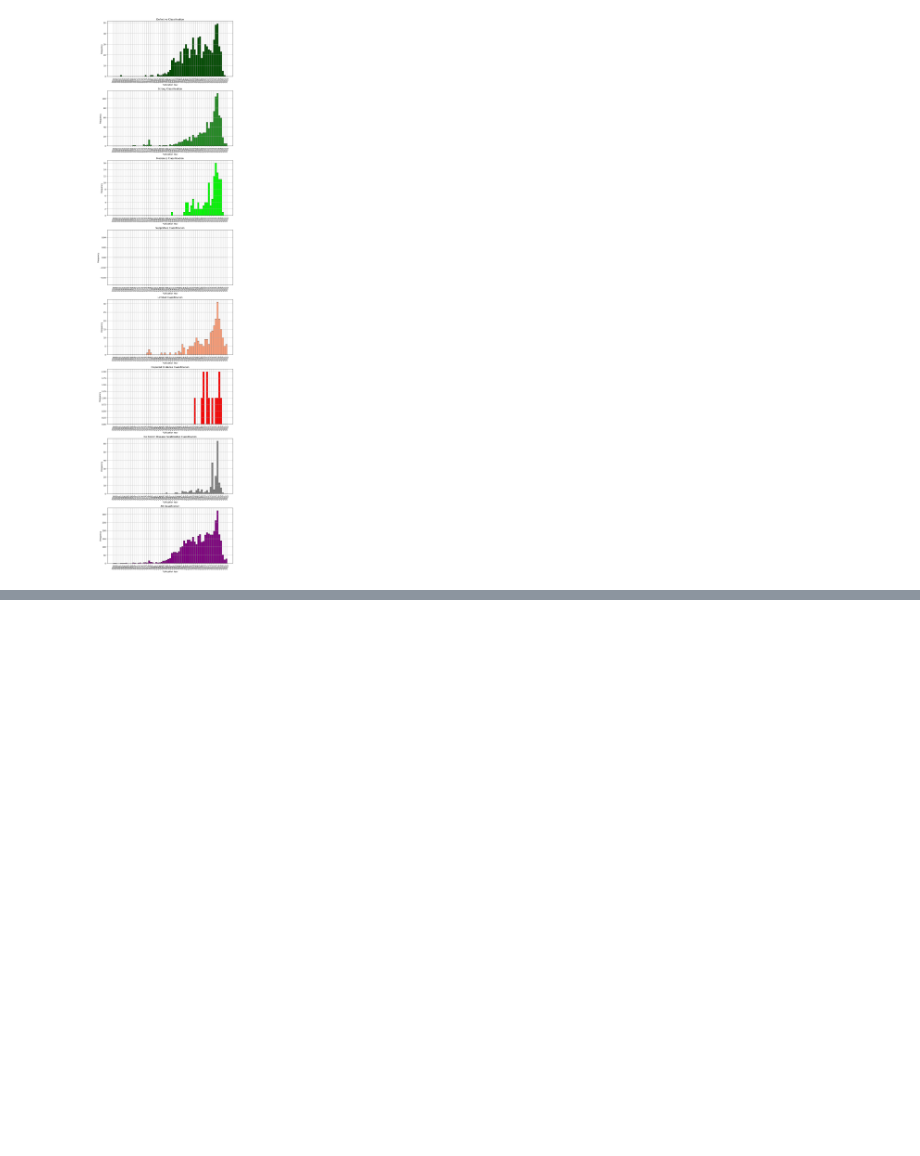
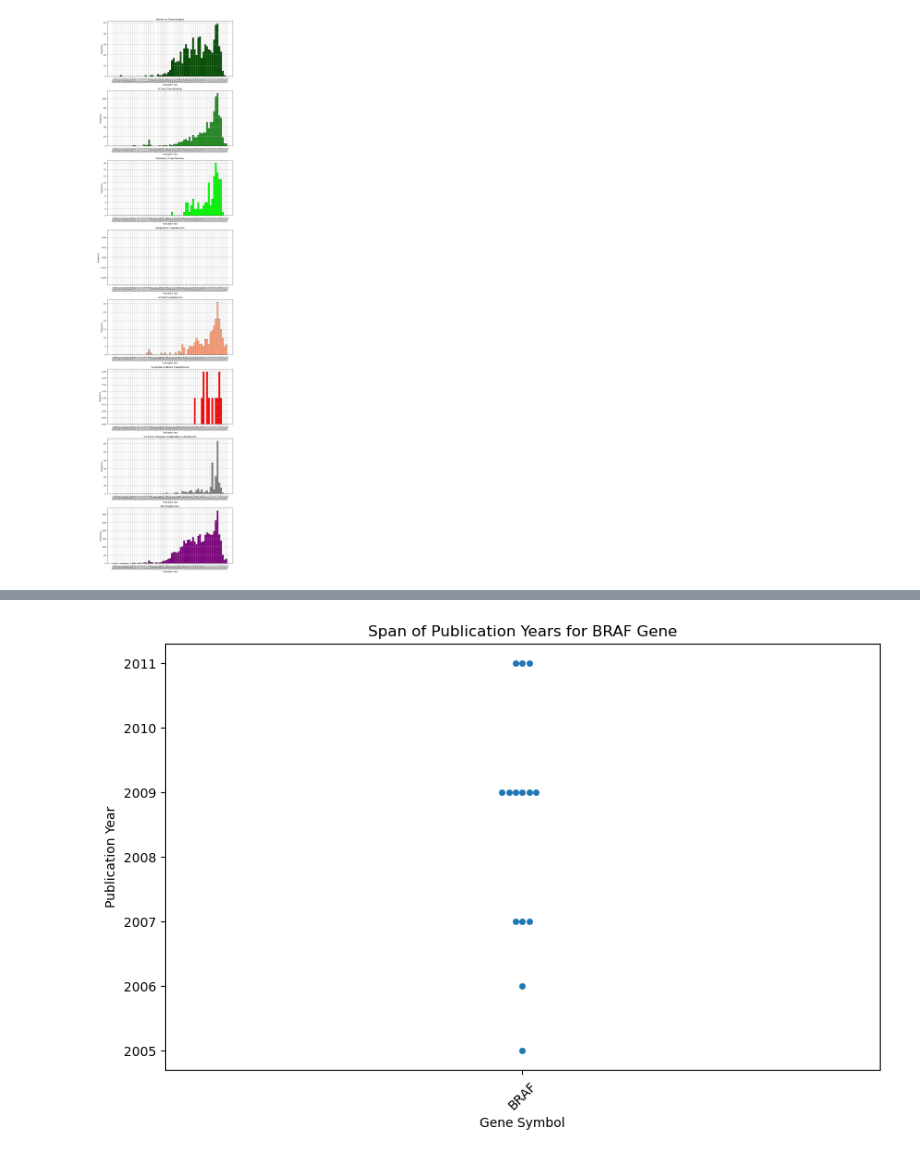
Before and after one commit to microsoft/healthfutures-evagg, a Jupyter notebook: sandbox/ash/gencc_truth_set.ipynb, the cells around one changed output, grey strips where cells are left out. Cells and saved outputs as stored; diff of their text form; code cells hidden in the pictures; blank space fills up the shorter version.

```diff
--- a/sandbox/ash/gencc_truth_set.ipynb
+++ b/sandbox/ash/gencc_truth_set.ipynb
@@ -432,0 +533,21 @@ plt.show()
+# %%
+import seaborn as sns
+
+# Filter the DataFrame to only include rows where 'gene_symbol' is 'BRAF'
+gencc_s_date_braf = gencc_s_date[gencc_s_date['gene_symbol'] == 'BRAF']
+
+# Create a swarm plot
+plt.figure(figsize=(10, 6))
+sns.swarmplot(x='gene_symbol', y='pub_year', data=gencc_s_date_braf)
+
+# Set plot title and labels
+plt.title('Span of Publication Years for BRAF Gene')
+plt.xlabel('Gene Symbol')
+plt.ylabel('Publication Year')
+
+# Rotate x-axis labels
+plt.xticks(rotation=45)
+
+plt.show()
+# %% [output]
+[figure, added]
```
Also changed, not shown: parts of 11 cells of this notebook.
